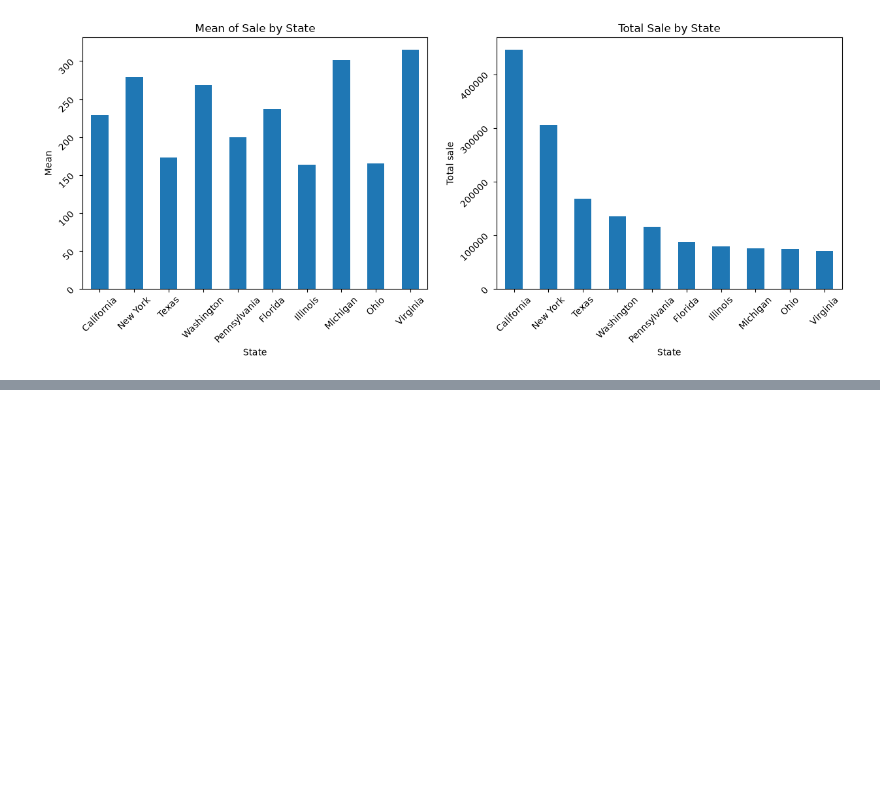
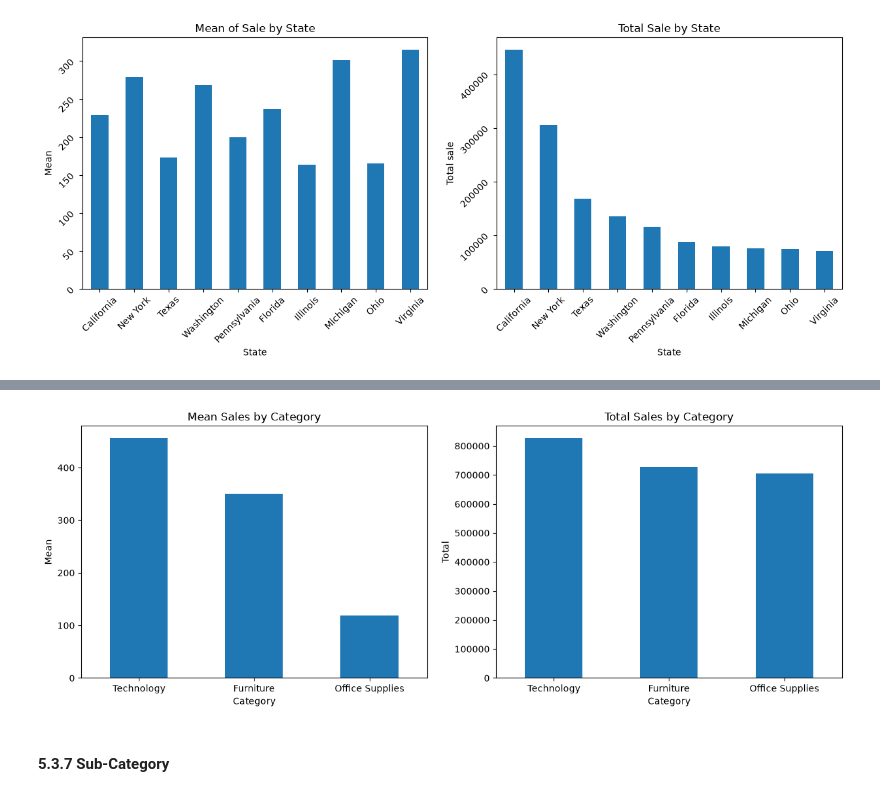
Before and after one commit to charligram/1_analisis_ventas, a Jupyter notebook: notebooks/01_EDA.ipynb, the cells around one changed output, grey strips where cells are left out. Cells and saved outputs as stored; diff of their text form; code cells hidden in the pictures; blank space fills up the shorter version.

```diff
--- a/notebooks/01_EDA.ipynb
+++ b/notebooks/01_EDA.ipynb
@@ -964,0 +1029,3 @@ axes[1].ticklabel_format(style='plain', axis='y')
+# %%
+group_category_sales_stats = df.groupby('Category')['Sales'].agg(['mean', 'sum']).sort_values(by='sum', ascending=False)
+group_category_sales_stats
@@ -964,0 +1038,30 @@ axes[1].ticklabel_format(style='plain', axis='y')
+# %%
+fig, axes = plt.subplots(1, 2, figsize=(15, 5))
+
+# Gráfico 1: mean
+group_category_sales_stats['mean'].plot(
+    kind='bar',
+    ax=axes[0]
+)
+axes[0].set_title('Mean Sales by Category')
+axes[0].set_xlabel('Category')
+axes[0].set_ylabel('Mean')
+axes[0].tick_params(rotation=0)
+
+
+# Gráfico 2: sum
+group_category_sales_stats['sum'].plot(
+    kind='bar',
+    ax=axes[1]
+)
+axes[1].set_title('Total Sales by Category')
+axes[1].set_xlabel('Category')
+axes[1].set_ylabel('Total')
+axes[1].tick_params(rotation=0)
+
+
+plt.show()
+# %% [output]
+[figure, added]
+# %% [markdown]
+#### 5.3.7 Sub-Category
```
Also changed, not shown: parts of 32 cells of this notebook.
